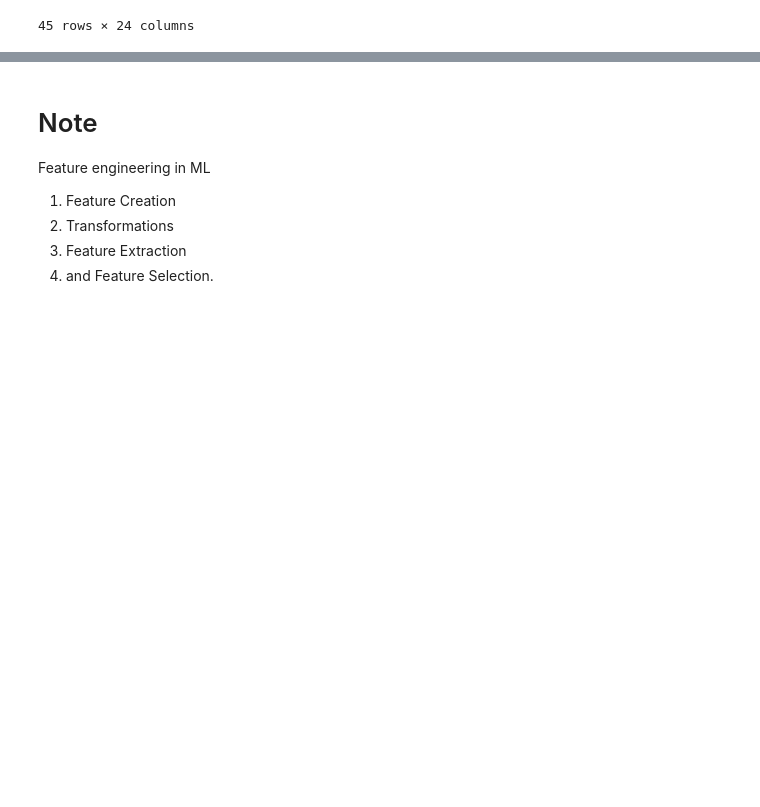
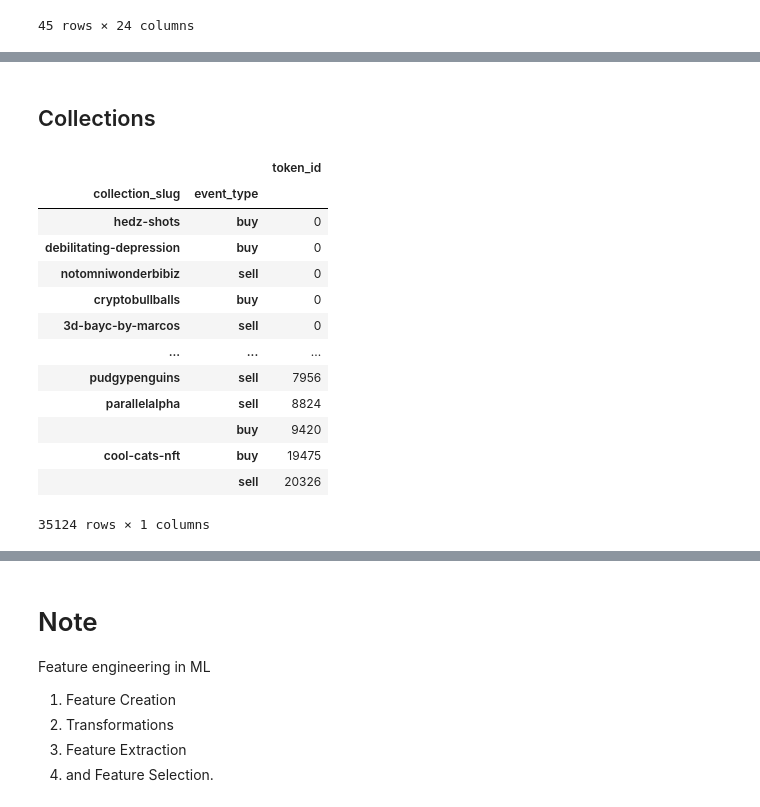
Before and after one commit to Cryptoro-DAO/OpenSea-API-crawler, a Jupyter notebook: Wallets Feature Engineering.ipynb, the cells around one changed output, grey strips where cells are left out. Drawn from its saved outputs; the diff is of its cells as text; code cells hidden in the pictures; blank space fills up the shorter version.

```diff
--- a/Wallets Feature Engineering.ipynb
+++ b/Wallets Feature Engineering.ipynb
@@ -748,0 +760,20 @@ wallets[wallets.token_seller_address == "0xfffa6fc6acc3dbe04b175862376f1c5ff88cf
+# %% [markdown]
+## Collections
+# %%
+df=wallets.groupby(["collection_slug", "event_type"]).agg({"token_id": "count"}).sort_values(by="token_id")
+df
+# %% [output]
+|  |  | token_id |
+| collection_slug | event_type |  |
+| hedz-shots | buy | 0 |
+| debilitating-depression | buy | 0 |
+| notomniwonderbibiz | sell | 0 |
+| cryptobullballs | buy | 0 |
+| 3d-bayc-by-marcos | sell | 0 |
+| ... | ... | ... |
+| pudgypenguins | sell | 7956 |
+| parallelalpha | sell | 8824 |
+|  | buy | 9420 |
+| cool-cats-nft | buy | 19475 |
+|  | sell | 20326 |
+35124 rows × 1 columns
```
Also changed, not shown: parts of 5 cells of this notebook, 1 other file.
